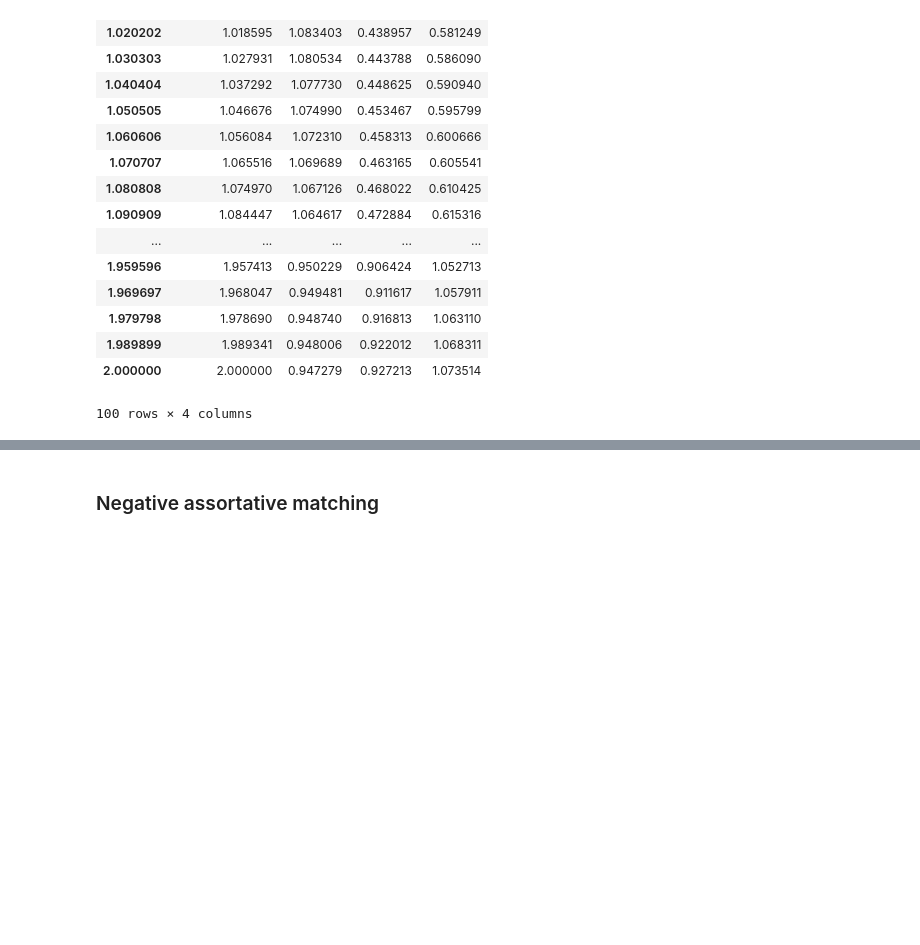
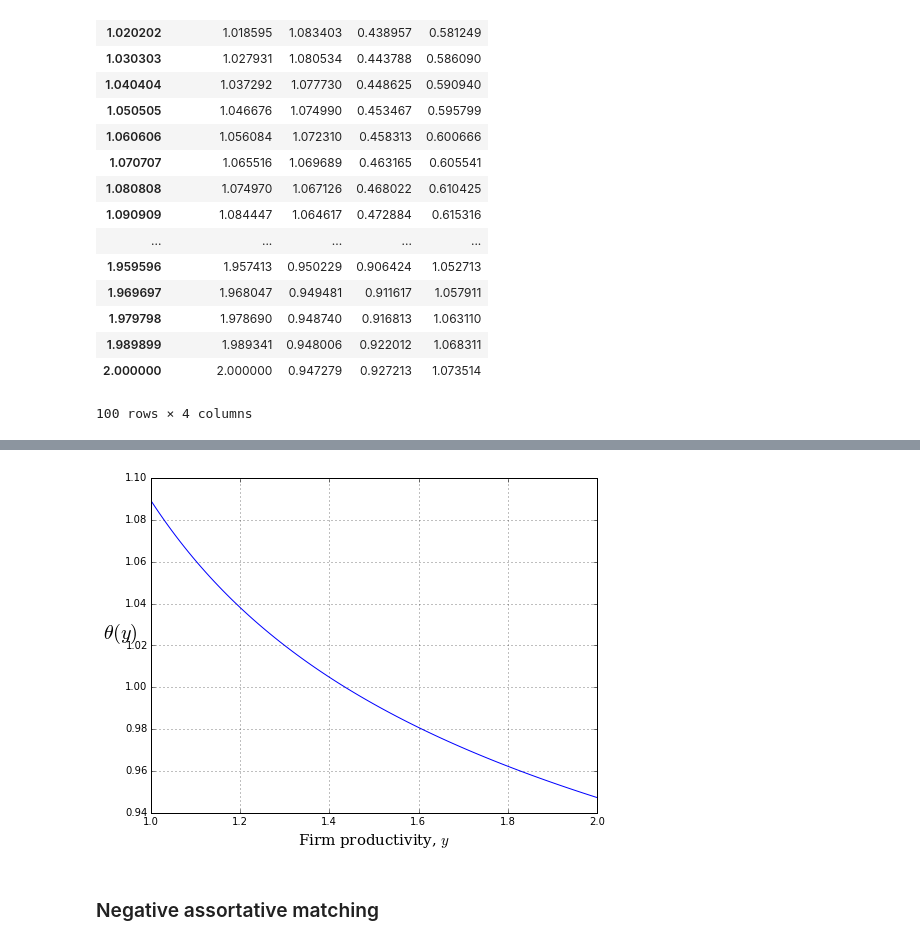
Before and after one commit to davidrpugh/assortative-matching-large-firms, a Jupyter notebook: examples.ipynb, the cells around one changed output, grey strips where cells are left out. Saved outputs shown, nothing was run; the diff lists cells and outputs as text; code cells hidden in the pictures; blank space fills up the shorter version.

```diff
--- a/examples.ipynb
+++ b/examples.ipynb
@@ -132,3 +166,9 @@ solver.solution
+# %%
+fig, ax = plt.subplots(1, 1, figsize=(8,6))
+solver.plot_equilibrium_firm_size(ax, 'firm_productivity')
+plt.show()
+# %% [output]
+[figure, added]
 # %% [markdown]
 ### Negative assortative matching
 # %%
```
Also changed, not shown: parts of 5 cells of this notebook, 1 other file.
